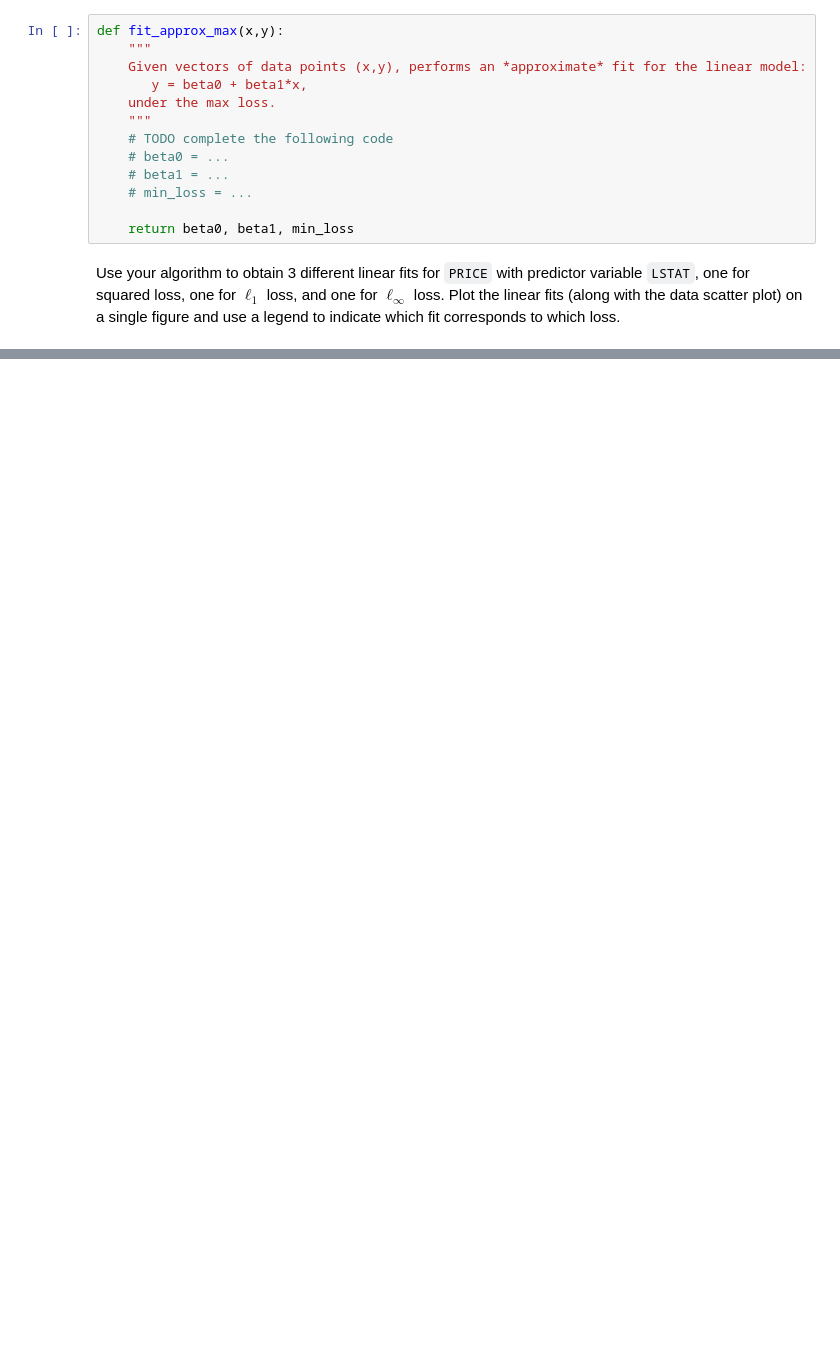
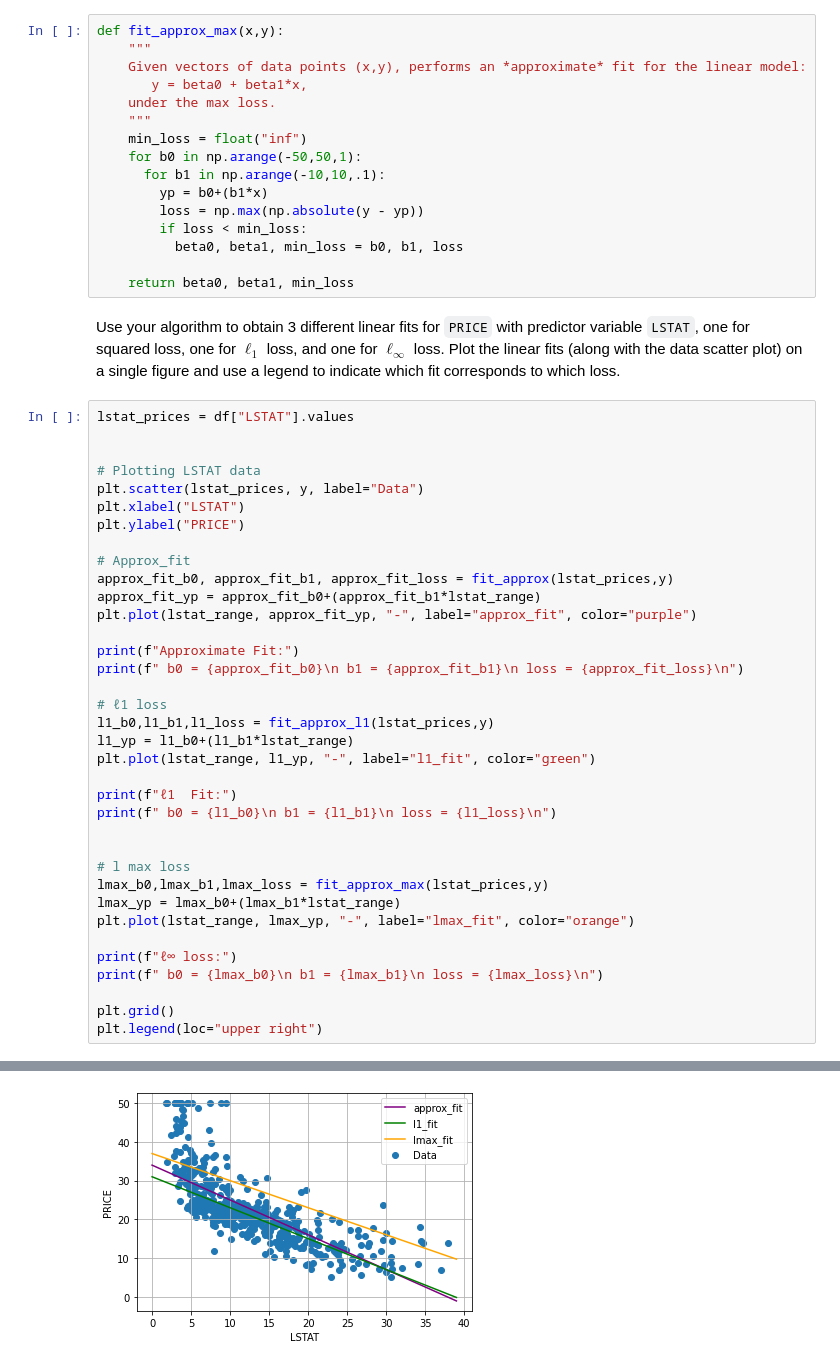
Before and after one commit to geetikabandlamudi/CS-GY-6923-ML, a Jupyter notebook: MLFall22_Lab_1.ipynb, the cells around one changed output, grey strips where cells are left out. Drawn from its saved outputs; the diff is of its cells as text; blank space fills up the shorter version.

```diff
--- a/MLFall22_Lab_1.ipynb
+++ b/MLFall22_Lab_1.ipynb
@@ -172,11 +281,51 @@ def fit_approx_max(x,y):
        y = beta0 + beta1*x,
     under the max loss.
     """
-    # TODO complete the following code
-    # beta0 = ...
-    # beta1 = ...
-    # min_loss = ...
+    min_loss = float("inf")
+    for b0 in np.arange(-50,50,1):
+      for b1 in np.arange(-10,10,.1):
+        yp = b0+(b1*x)
+        loss = np.max(np.absolute(y - yp))
+        if loss < min_loss:
+          beta0, beta1, min_loss = b0, b1, loss
 
     return beta0, beta1, min_loss
 # %% [markdown]
 Use your algorithm to obtain 3 different linear fits for `PRICE` with predictor variable `LSTAT`, one for squared loss, one for $\ell_1$ loss, and one for $\ell_\infty$ loss. Plot the linear fits (along with the data scatter plot) on a single figure and use a legend to indicate which fit corresponds to which loss.
+# %%
+lstat_prices = df["LSTAT"].values
+
+
+# Plotting LSTAT data
+plt.scatter(lstat_prices, y, label="Data")
+plt.xlabel("LSTAT")
+plt.ylabel("PRICE")
+
+# Approx_fit
+approx_fit_b0, approx_fit_b1, approx_fit_loss = fit_approx(lstat_prices,y)
+approx_fit_yp = approx_fit_b0+(approx_fit_b1*lstat_range)
+plt.plot(lstat_range, approx_fit_yp, "-", label="approx_fit", color="purple")
+
+print(f"Approximate Fit:")
+print(f" b0 = {approx_fit_b0}\n b1 = {approx_fit_b1}\n loss = {approx_fit_loss}\n")
+
+# ℓ1 loss
+l1_b0,l1_b1,l1_loss = fit_approx_l1(lstat_prices,y)
+l1_yp = l1_b0+(l1_b1*lstat_range)
+plt.plot(lstat_range, l1_yp, "-", label="l1_fit", color="green")
+
+print(f"ℓ1  Fit:")
+print(f" b0 = {l1_b0}\n b1 = {l1_b1}\n loss = {l1_loss}\n")
+
+
+# l max loss
+lmax_b0,lmax_b1,lmax_loss = fit_approx_max(lstat_prices,y)
+lmax_yp = lmax_b0+(lmax_b1*lstat_range)
+plt.plot(lstat_range, lmax_yp, "-", label="lmax_fit", color="orange")
+
+print(f"ℓ∞ loss:")
+print(f" b0 = {lmax_b0}\n b1 = {lmax_b1}\n loss = {lmax_loss}\n")
+
+plt.grid()
+plt.legend(loc="upper right")
+# %% [output]
@@ -182,0 +347 @@ Use your algorithm to obtain 3 different linear fits for `PRICE` with predictor
+[figure, added]
```
Also changed, not shown: parts of 25 cells of this notebook.
